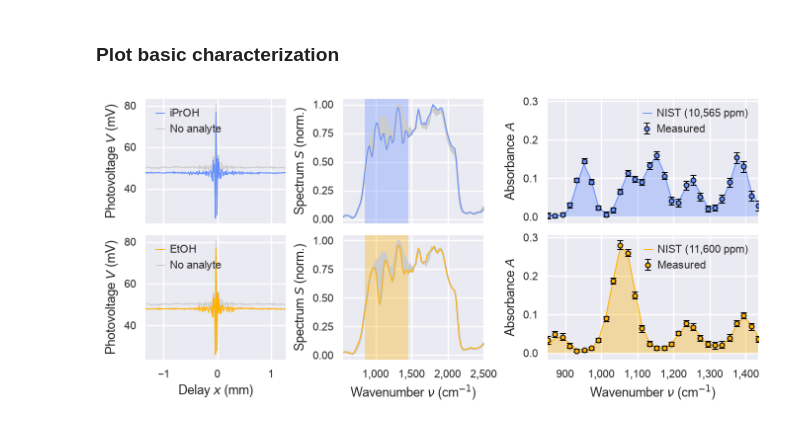
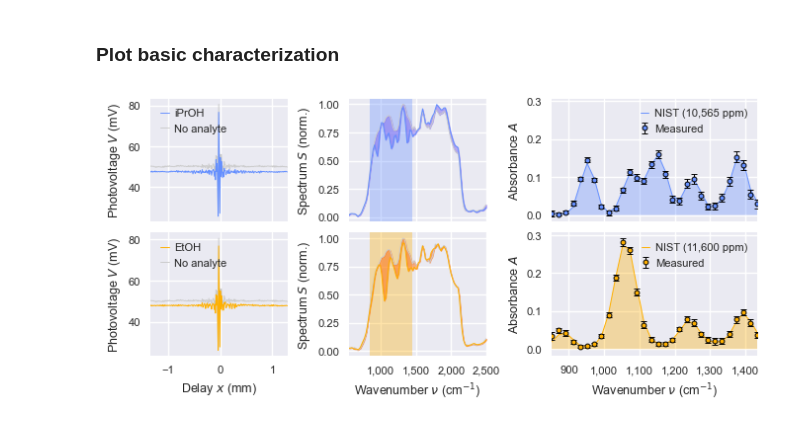
Before and after one commit to QNOE-group/paper-l205-grasp-twins-sensor, a Jupyter notebook: 02-basic-characterization.ipynb, the cells around one changed output. Drawn from its saved outputs; the diff is of its cells as text; code cells hidden in the pictures.

```diff
--- a/02-basic-characterization.ipynb
+++ b/02-basic-characterization.ipynb
@@ -397,21 +397,21 @@ axs[0, 1].plot(
     / spectra_sample[:, analyte_free_index].max(),
     color=blue,
     label="iPrOH",
-    zorder=15,
+    zorder=20,
 )
 axs[0, 1].plot(
     wavenumber,
     spectra_sample[:, analyte_free_index] / spectra_sample[:, analyte_free_index].max(),
     color=gray,
     label="No analyte",
-    zorder=10,
+    zorder=15,
 )
 axs[0, 1].fill_between(
     wavenumber,
     spectra_sample[:, analyte_free_index] / spectra_sample[:, analyte_free_index].max(),
     spectra_sample[:, maximum_isopropanol_index]
     / spectra_sample[:, analyte_free_index].max(),
-    color=gray,
+    color=violet + "77",
     zorder=10,
 )
 
@@ -427,21 +427,21 @@ axs[1, 1].plot(
     / spectra_sample[:, analyte_free_index].max(),
     color=yellow,
     label="EtOH",
-    zorder=15,
+    zorder=20,
 )
 axs[1, 1].plot(
     wavenumber,
     spectra_sample[:, analyte_free_index] / spectra_sample[:, analyte_free_index].max(),
     color=gray,
     label="No analyte",
-    zorder=10,
+    zorder=15,
 )
 axs[1, 1].fill_between(
     wavenumber,
     spectra_sample[:, analyte_free_index] / spectra_sample[:, analyte_free_index].max(),
     spectra_sample[:, maximum_ethanol_index]
     / spectra_sample[:, analyte_free_index].max(),
-    color=gray,
+    color=orange + "77",
     zorder=10,
 )
 
@@ -504,31 +504,31 @@ axs[1, 2].plot(
     wavenumber[spectral_mask],
     absorption_coefficients[spectral_mask, 1]
     * absorption_path_length
     * maximum_concentration_estimates[1],
     color=yellow,
     label=f"NIST ({maximum_concentration_estimates[1]:,.0f} ppm)",
     zorder=10,
 )
 axs[1, 2].fill_between(
     wavenumber[spectral_mask],
     absorption_coefficients[spectral_mask, 1]
     * absorption_path_length
     * maximum_concentration_estimates[1],
     edgecolor=None,
     facecolor=yellow + "55",
     zorder=5,
 )
 
 axs[1, 2].set_xlabel("Wavenumber $\\nu$ (cm$^{-1}$)")
 axs[1, 2].set_ylabel("Absorbance $A$")
 axs[0, 2].sharey(axs[1, 2])
 legend = axs[1, 2].legend(handlelength=0.8, handletextpad=0.5, loc="upper right")
 legend.set_zorder(20)
 
 for ax in axs.ravel():
     ax.margins(0, 0.05)
 
 filepath = Path("..", "Figures", f"02-basic-characterization-{configuration}.svg")
 fig.savefig(filepath, dpi=600)
 # %% [output]
-[figure, old version]
+[figure, new version]
```
Also changed, not shown: parts of 1 cell of this notebook, 3 other files.
